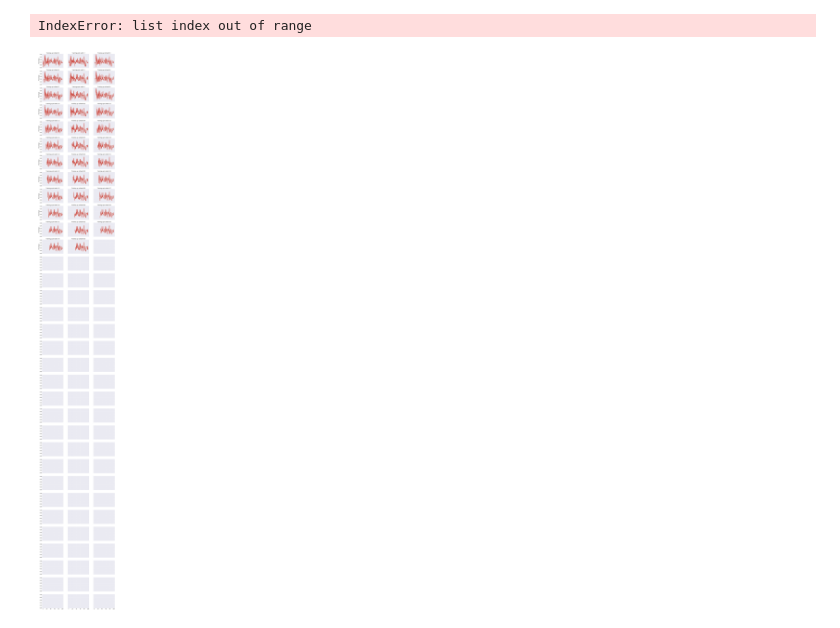
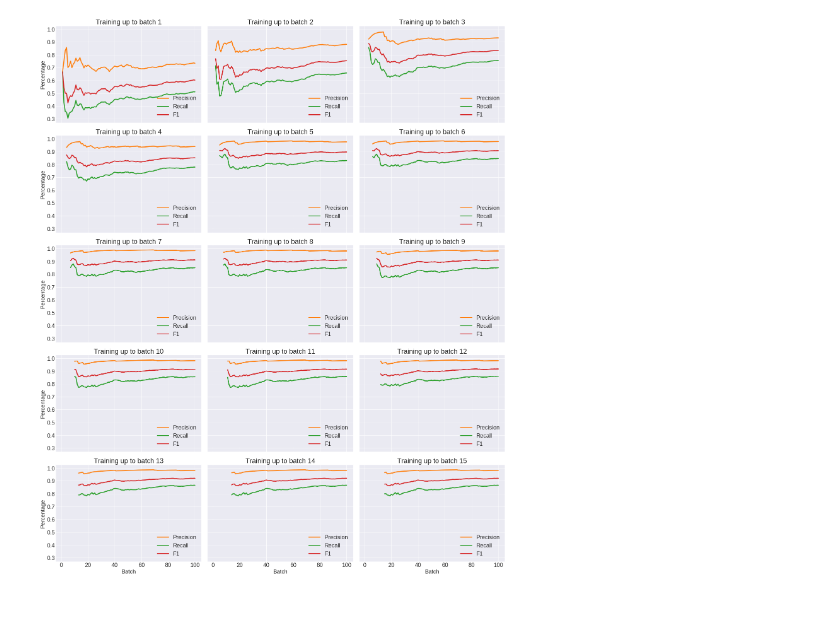
Before and after one commit to oliveiraph17/holoclean-incremental, a Jupyter notebook: experimental_results/quality_charts.ipynb, the cells around one changed output. Saved outputs shown, nothing was run; the diff lists cells and outputs as text; code cells hidden in the pictures.

Commit message:
Added function for PxR/F1 using accumulated repair/error counts

```diff
--- a/experimental_results/quality_charts.ipynb
+++ b/experimental_results/quality_charts.ipynb
@@ -20,15 +20,17 @@ def setup_dataframes(dataset_name, infer_mode, features, attribute=None):
         infer = 'batch'
 
     df_full = pd.read_csv(log_path, sep=';')
-    df_full = df_full[['infer_mode', 'features', 'dk_cells', train,
-                       infer, 'precision', 'recall', 'f1']]
+#     df_full = df_full[['infer_mode', 'features', 'dk_cells', train,
+#                        infer, 'precision', 'recall', 'f1', ]]
+    df_full.drop_duplicates(keep='last', inplace=True)
 
     df = df_full.loc[(df_full['infer_mode'] == infer_mode) & (df_full['features'] == features)]
 
     df_list = []
     for skip_training_starting_batch in df[train].unique().tolist():
         tmp_df = df.loc[df[train] == skip_training_starting_batch]
-        tmp_df = tmp_df.astype({'dk_cells': 'int32', infer: 'int32',
+        tmp_df = tmp_df.astype({'dk_cells': 'int32', infer: 'int32', 'total_errors': 'int32',
+                                'correct_repairs': 'int32', 'total_repairs_grdt': 'int32',
                                 'precision': 'float64', 'recall': 'float64', 'f1': 'float64'})
 
         df_list.append(tmp_df)
@@ -90,18 +144,17 @@ palette = plt.get_cmap('tab10')
 # %%
 ########################################
 # Charts: Analysis
 ########################################
 
 # An attribute name or None.
-attribute = 'ADDR_PCT_CD'
+attribute = None
 
 # 1st argument: 'dk' or 'all'.
 # 2nd argument: 'incremental' or 'global'.
 
-plot_charts(setup_dataframes('nypd6', 'dk', 'incremental', attribute), attribute)
+plot_charts_acc(setup_dataframes('hospital', 'dk', 'incremental', attribute), attribute)
 # %% [output]
-IndexError: list index out of range
-[figure, old version]
+[figure, new version]
 # %%
 dataset_name = 'hospital'
 df = pd.read_csv(dataset_name + '/monitoring_quality_log.csv', sep=';')
```
Also changed, not shown: parts of 3 cells of this notebook.
